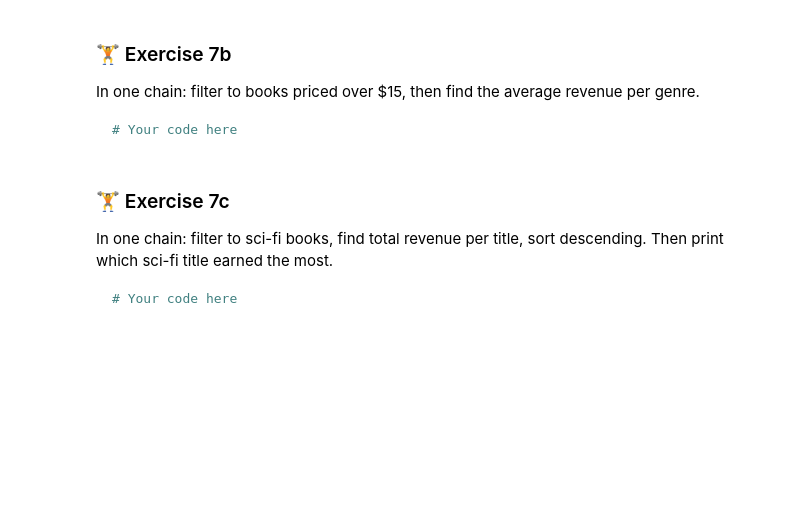
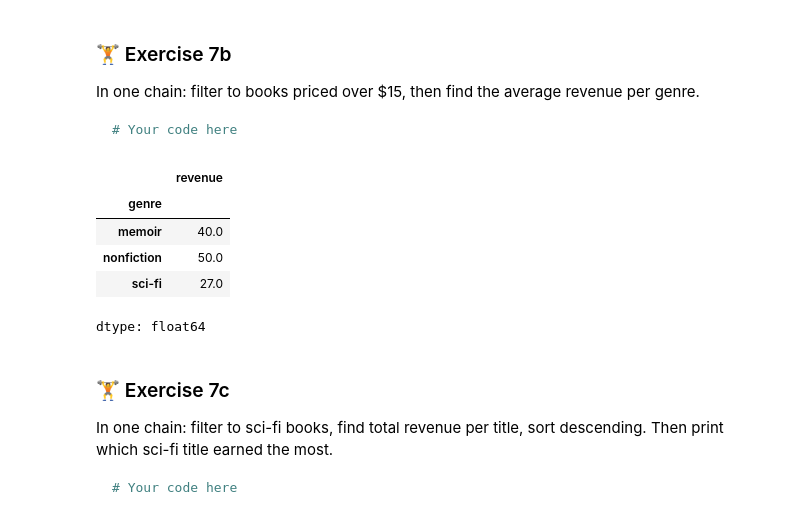
Before and after one commit to BrianCarela/Data-analytics-practice, a Jupyter notebook: 02_pandas_and_numpy/02_00_5_dataframe_practice.ipynb, the cells around one changed output. Saved outputs shown, nothing was run; the diff lists cells and outputs as text; code cells hidden in the pictures; blank space fills up the shorter version.

````diff
--- a/02_pandas_and_numpy/02_00_5_dataframe_practice.ipynb
+++ b/02_pandas_and_numpy/02_00_5_dataframe_practice.ipynb
@@ -497,6 +497,16 @@ In one chain: filter to books priced over $15, then find the average revenue per
 ```
 # %%
 # Your code here
+(df[df['price'] > 15]
+ .groupby('genre')['revenue']
+ .mean())
+# %% [output]
+|  | revenue |
+| genre |  |
+| memoir | 40.0 |
+| nonfiction | 50.0 |
+| sci-fi | 27.0 |
+dtype: float64
 # %% [markdown]
 ### 🏋️ Exercise 7c
 In one chain: filter to sci-fi books, find total revenue per title, sort descending.
````
